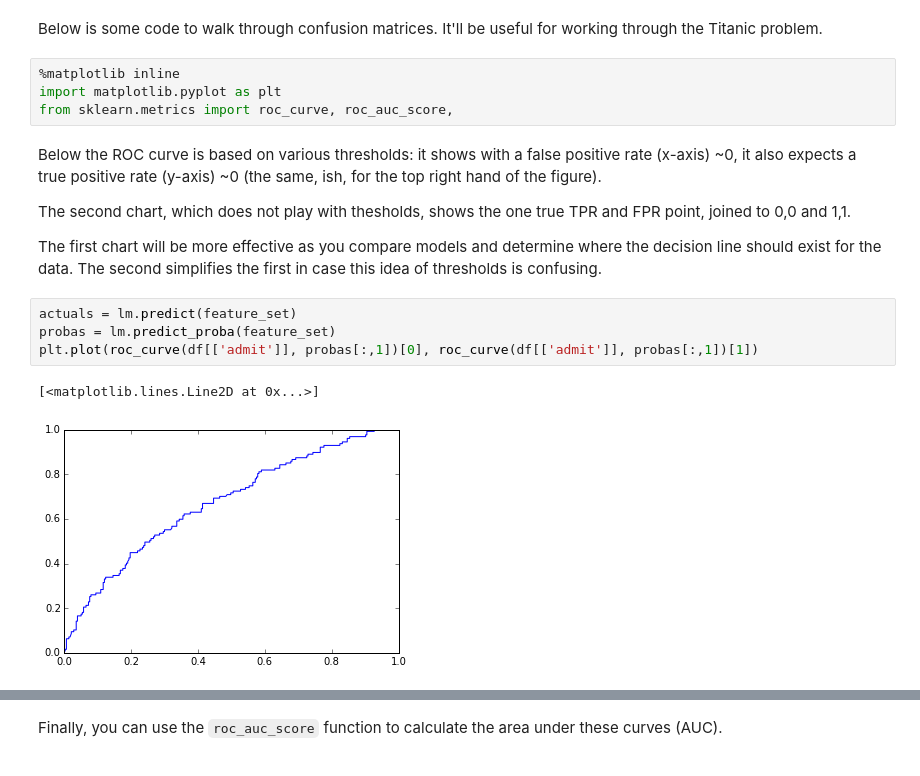
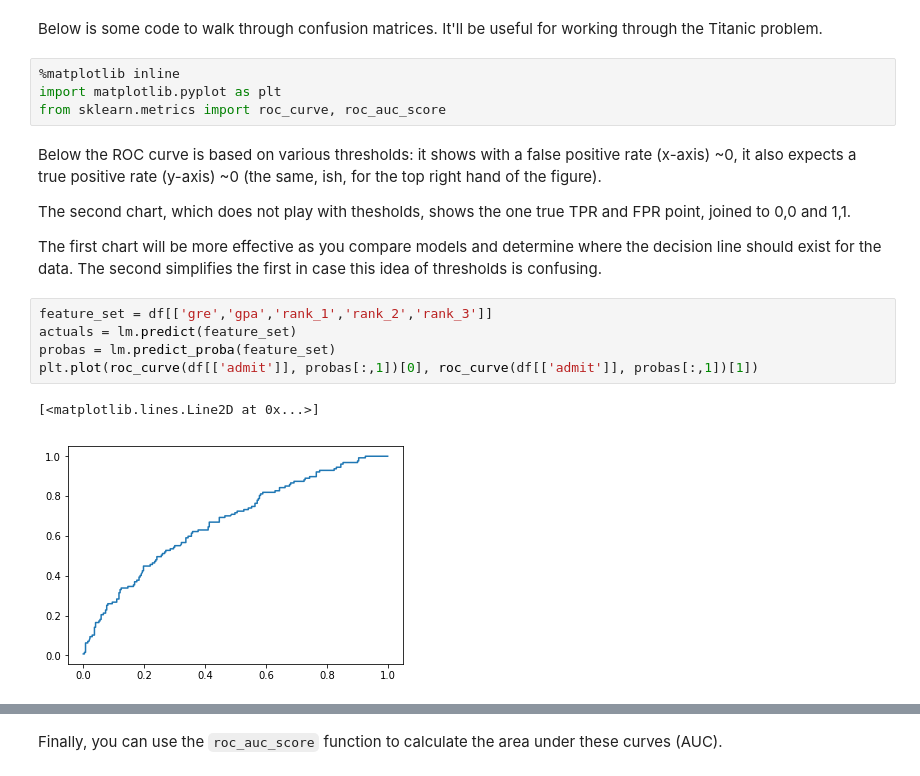
Before and after one commit to leahgaeta/Leah-Gaeta-GA-Data-Science, a Jupyter notebook: lessons/lesson-09/code/starter-code/starter-code-9.ipynb, the cells around one changed output, grey strips where cells are left out. Saved outputs shown, nothing was run; the diff lists cells and outputs as text.

```diff
--- a/lessons/lesson-09/code/starter-code/starter-code-9.ipynb
+++ b/lessons/lesson-09/code/starter-code/starter-code-9.ipynb
@@ -78,7 +78,7 @@ Below is some code to walk through confusion matrices. It'll be useful for worki
 # %%
 %matplotlib inline
 import matplotlib.pyplot as plt
-from sklearn.metrics import roc_curve, roc_auc_score,
+from sklearn.metrics import roc_curve, roc_auc_score
 # %% [markdown]
 Below the ROC curve is based on various thresholds: it shows with a false positive rate (x-axis) ~0, it also expects a true positive rate (y-axis) ~0 (the same, ish, for the top right hand of the figure).
 
@@ -86,9 +86,10 @@ The second chart, which does not play with thesholds, shows the one true TPR and
 
 The first chart will be more effective as you compare models and determine where the decision line should exist for the data. The second simplifies the first in case this idea of thresholds is confusing.
 # %%
+feature_set = df[['gre','gpa','rank_1','rank_2','rank_3']]
 actuals = lm.predict(feature_set)
 probas = lm.predict_proba(feature_set)
 plt.plot(roc_curve(df[['admit']], probas[:,1])[0], roc_curve(df[['admit']], probas[:,1])[1])
 # %% [output]
 [<matplotlib.lines.Line2D at 0x...>]
-[figure, old version]
+[figure, new version]
```
Also changed, not shown: parts of 26 cells of this notebook.
